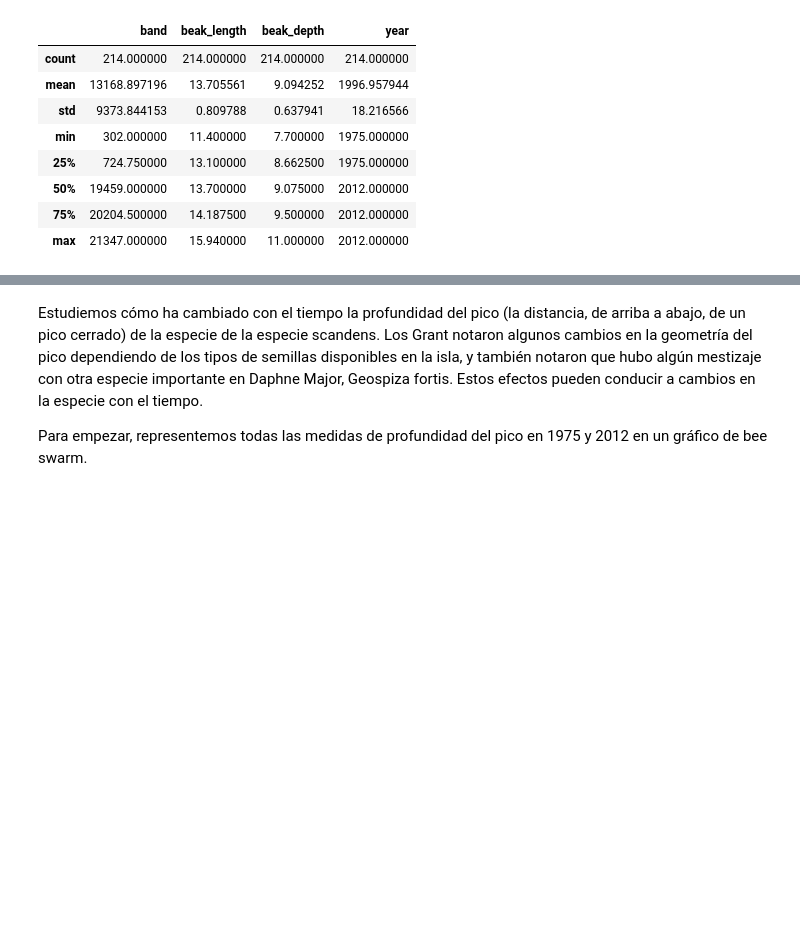
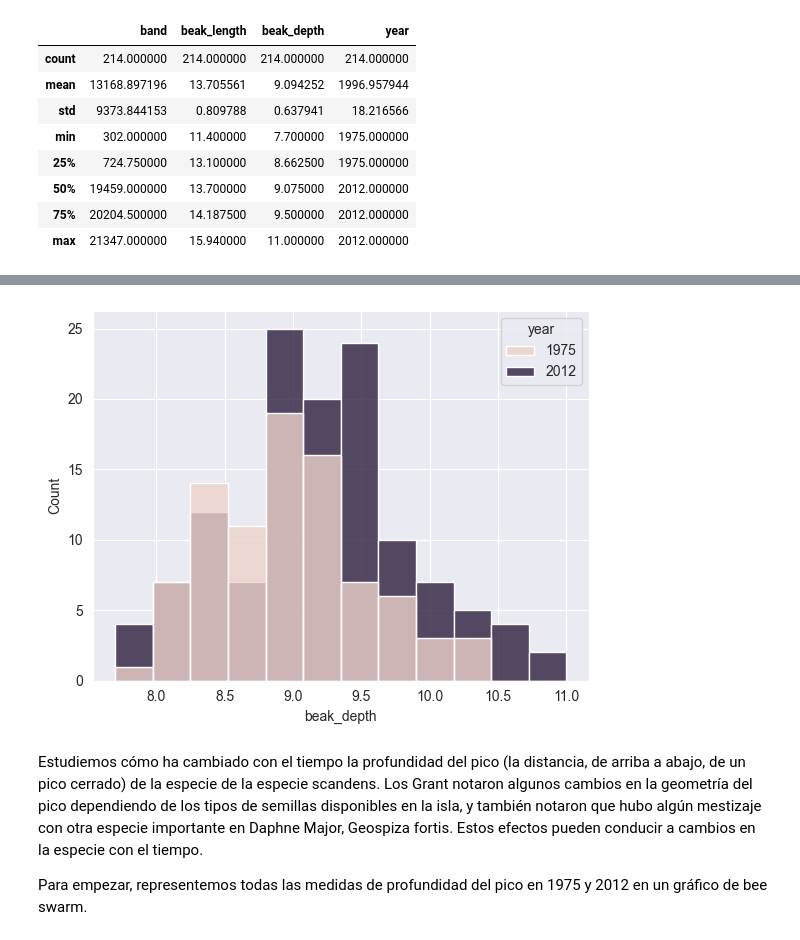
Before and after one commit to jmartingv/proyecto-probstats-mcd, a Jupyter notebook: proyecto.ipynb, the cells around one changed output, grey strips where cells are left out. Drawn from its saved outputs; the diff is of its cells as text; code cells hidden in the pictures; blank space fills up the shorter version.

```diff
--- a/proyecto.ipynb
+++ b/proyecto.ipynb
@@ -175,3 +176,12 @@ sns.histplot(x = 'beak_length',
+# %%
+sns.histplot(x = 'beak_depth',
+             data = df_scandens_plot,
+             hue = 'year',
+             alpha = 0.8)
+
+plt.show()
+# %% [output]
+[figure, added]
 # %% [markdown]
 Estudiemos cómo ha cambiado con el tiempo la profundidad del pico (la distancia, de arriba a abajo, de un pico cerrado) de la especie de la especie scandens. Los Grant notaron algunos cambios en la geometría del pico dependiendo de los tipos de semillas disponibles en la isla, y también notaron que hubo algún mestizaje con otra especie importante en Daphne Major, Geospiza fortis. Estos efectos pueden conducir a cambios en la especie con el tiempo.
 
```
Also changed, not shown: parts of 4 cells of this notebook.
